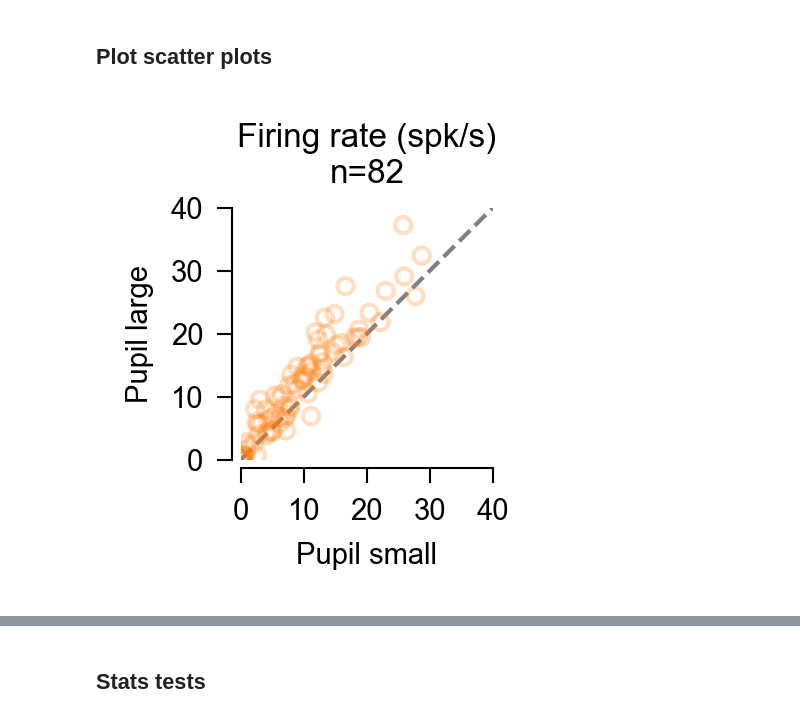
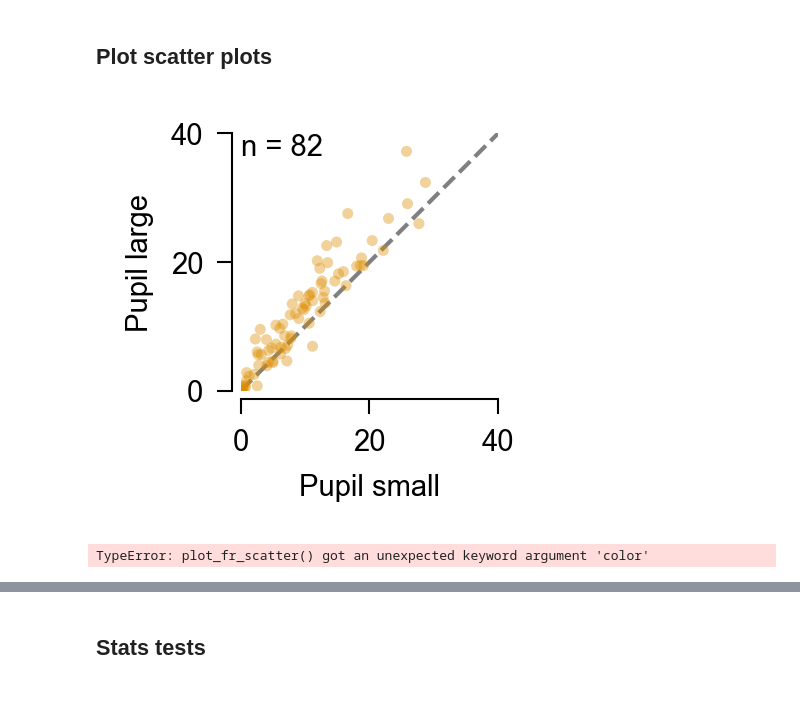
Before and after one commit to yannikbauer/hollymov_code, a Jupyter notebook: hmov_code/fig_01/plot_eye_fr_scatter.ipynb, the cells around one changed output, grey strips where cells are left out. Cells and saved outputs as stored; diff of their text form; code cells hidden in the pictures.

```diff
--- a/hmov_code/fig_01/plot_eye_fr_scatter.ipynb
+++ b/hmov_code/fig_01/plot_eye_fr_scatter.ipynb
@@ -96,9 +98,21 @@ plt.rcParams.update({
     'ytick.labelsize': 7,
     'legend.fontsize': 7,
     })
+
+# Get default colors for opto, locomotion and eye data
+col_dict = get_color_dict(color_names=['blue','orange', 'green', 'red', 'purple',
+                                       'brown', 'pink', 'gray', 'yellow', 'lightblue'])
+col = col_dict['orange']  # eye color
+# %%
+fig, ax = plot_fr_scatter(frs_small, frs_large, labels=['Pupil small', 'Pupil large'], title=False,
+                        logscale=False, axlims=[0, 40], axticks=[0.1,1,10,100], adjust_sp=True,
+                        facecolor=col, edgecolor='none', alpha=0.4, size=7, figsize=(3.5,3.5), dpi=300)
+plt.savefig('eye_fr_scatter.pdf')
+# %% [output]
+[figure, added]
 # %%
-fig, ax = plot_fr_scatter(frs_small, frs_large, labels=['Pupil small', 'Pupil large'], color='tab:orange',
-                        logscale=False, axlims=[0, 40], axticks=[0.1,1,10,100], adjust_sp=True, dpi=300,  size=15)
+fig, ax = plot_fr_scatter(frs_small, frs_large, labels=['Pupil small', 'Pupil large'], color=col,
+                        logscale=True, axlims=[0.1, 100], axticks=[0.1,1,10,100], adjust_sp=True, dpi=300,  size=15)
 # plt.savefig('pupil_fr_scatter.pdf')
 # %% [output]
-[figure, removed]
+TypeError: plot_fr_scatter() got an unexpected keyword argument 'color'
```
Also changed, not shown: parts of 3 cells of this notebook, 7 other files.
